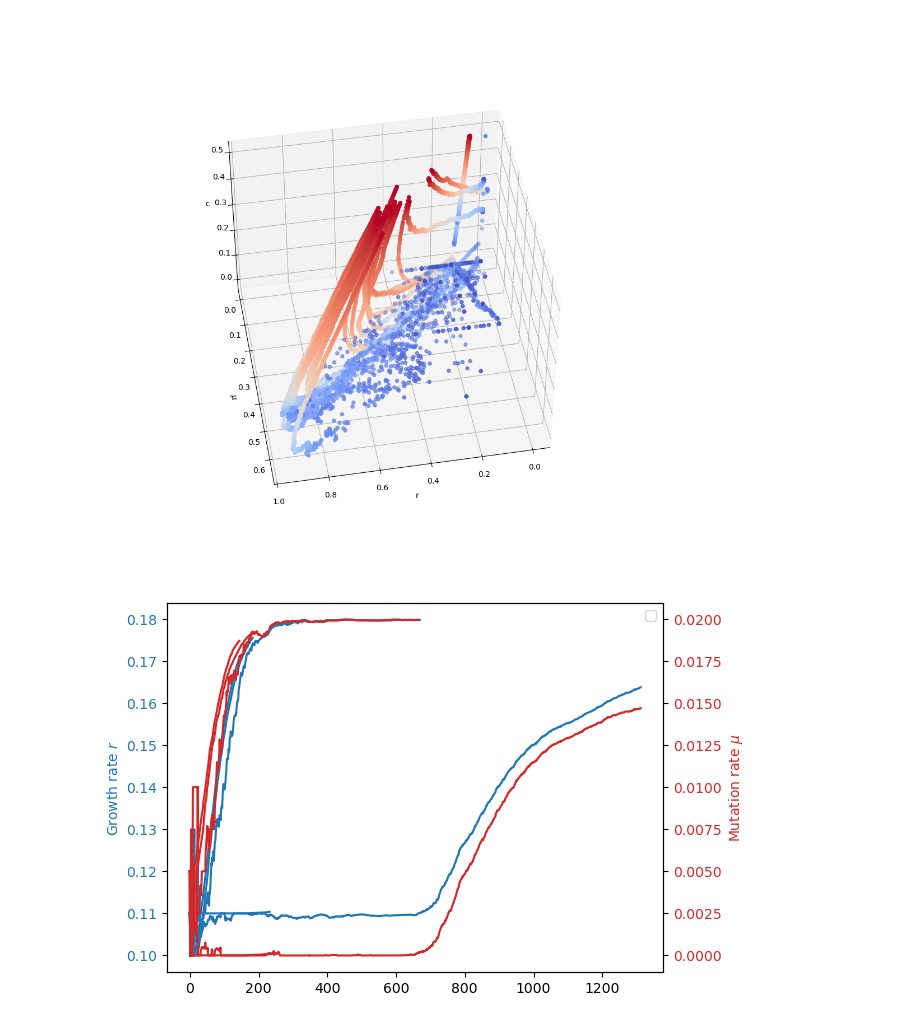
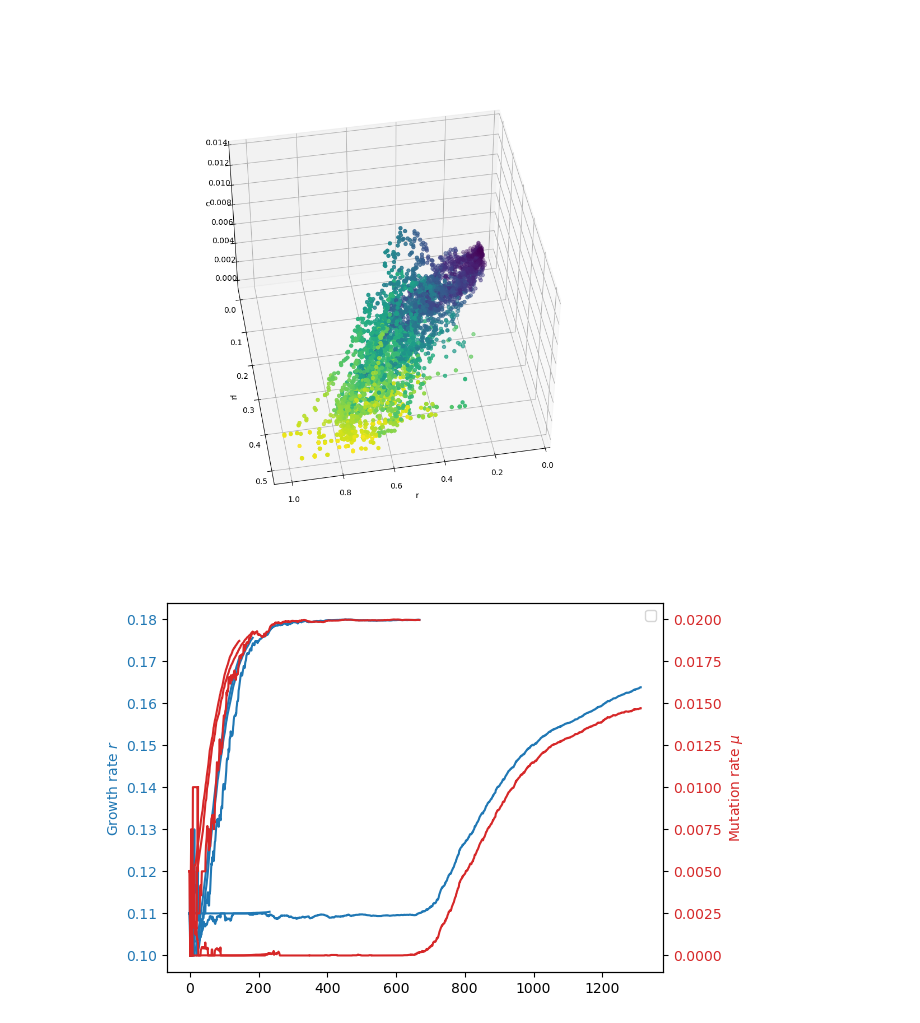
Before and after one commit to francescozambelli/CancerEvo, a Jupyter notebook: analysis.ipynb, the cells around one changed output. Cells and saved outputs as stored; diff of their text form; code cells hidden in the pictures.

```diff
--- a/analysis.ipynb
+++ b/analysis.ipynb
@@ -14,7 +14,7 @@ import imageio
 import os
 import shutil
 # %%
-def read_file(fname, thr_len=100):
+def read_file(fname, thr_len=0):
     data = []
     with open(fname) as f:
         for x in f:
@@ -51,0 +93,4 @@ mHK_c = [np.array([(m*(1-t))/t for (m,t) in zip(mHK[i],c[i])]) for i in range(le
+# %%
+map_h = np.where(states=="Health")[0]
+map_t = np.where(states=="Tumor")[0]
+map_d = np.where(states=="Done")[0]
@@ -51,0 +276,20 @@ mHK_c = [np.array([(m*(1-t))/t for (m,t) in zip(mHK[i],c[i])]) for i in range(le
+# %%
+#### mu vs r progression in time ###
+_,ax = plt.subplots(1,2,figsize=(12,5))
+
+sns.kdeplot(x=r[i], y=mu[i], fill=True, thresh=0.02, cmap="viridis", ax=ax[1])
+ax[1].set_facecolor("k")
+ax[1].set_xlim([0.15,0.4])
+ax[1].set_xlabel("r", fontsize=20)
+ax[1].set_ylim([0.005, 0.047])
+ax[1].set_ylabel(r"$\mu$", fontsize=20)
+plt.tight_layout()
+
+for i in map_t:
+    ax[0].scatter(r[i], mu[i], c=cm.coolwarm(np.linspace(0,1,len(r[i]))), alpha=1)
+
+ax[0].set_xlim([0.15,0.4])
+ax[0].set_xlabel("r", fontsize=20)
+ax[0].set_ylim([0.005, 0.047])
+ax[0].set_ylabel(r"$\mu$", fontsize=20)
+plt.tight_layout()
@@ -51,0 +393,3 @@ mHK_c = [np.array([(m*(1-t))/t for (m,t) in zip(mHK[i],c[i])]) for i in range(le
+# %%
+def dyn_state(r,r0,mu,k,N):
+    return r/r0, (1-(1-mu)**(2*k*N)*(1-mu**2)**(N*(1-2*k)))
@@ -52,21 +600,25 @@ mHK_c = [np.array([(m*(1-t))/t for (m,t) in zip(mHK[i],c[i])]) for i in range(le
 # %%
 # 1) enable interactive notebook backend
 %matplotlib widget
 
 from matplotlib import cm
 ax = plt.figure(figsize=(10,10)).add_subplot(projection='3d')
 
 idx = 0
-for i in range(len(c)):
-        ax.scatter(mO_c[i], mHK_c[i], c[i], zdir='z', label='points in (x, z)', c = cm.coolwarm(np.linspace(0,1,len(c[i]))))
+#for i in map_t:
+#        ax.scatter(mO[i], mHK[i], c0[i], zdir='z', label='points in (x, z)', c = cm.coolwarm(np.linspace(0,1,len(c0[i]))))
+
+for i in map_h:
+        ax.scatter(mO[i], mHK[i], c0[i], zdir='z', label='points in (x, z)', c = cm.viridis(np.linspace(0,1,len(c0[i]))))
+
 ax.set_xlabel('r')
 ax.set_ylabel(r'$\mu$')
 ax.set_zlabel('c')
 ax.view_init(elev=45., azim=80, roll=0)
 
 plt.show()
 # %% [output]
-[figure, old version]
+[figure, new version]
 # %%
 import numpy as np
 import pandas as pd
```
Also changed, not shown: parts of 31 cells of this notebook, 17 other files.
